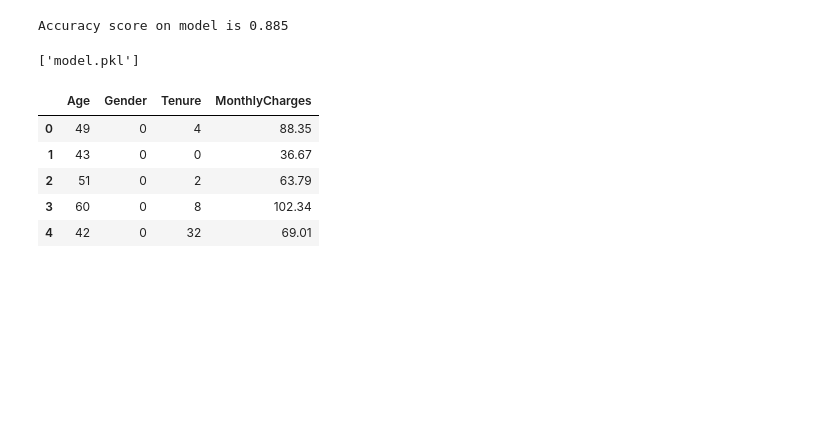
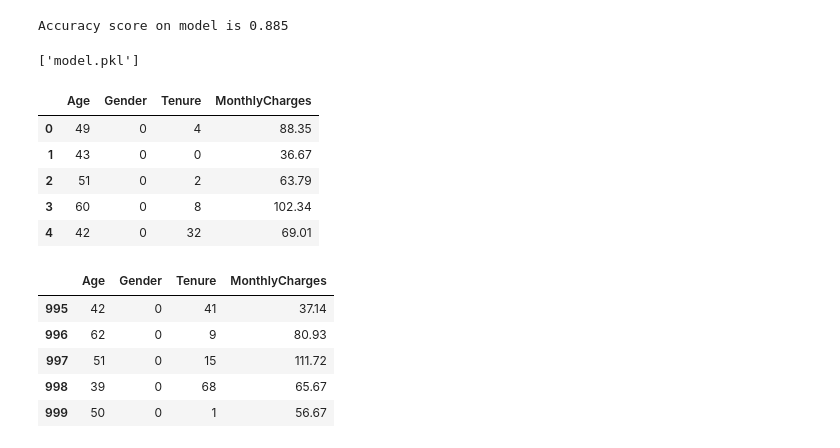
Before and after one commit to mohitt045/Customer-churn-predictor, a Jupyter notebook: notebook.ipynb, the cells around one changed output. Saved outputs shown, nothing was run; the diff lists cells and outputs as text; code cells hidden in the pictures; blank space fills up the shorter version.

```diff
--- a/notebook.ipynb
+++ b/notebook.ipynb
@@ -580,3 +580,12 @@ X.head()
 | 2 | 51 | 0 | 2 | 63.79 |
 | 3 | 60 | 0 | 8 | 102.34 |
 | 4 | 42 | 0 | 32 | 69.01 |
+# %%
+X.tail(5)
+# %% [output]
+|  | Age | Gender | Tenure | MonthlyCharges |
+| 995 | 42 | 0 | 41 | 37.14 |
+| 996 | 62 | 0 | 9 | 80.93 |
+| 997 | 51 | 0 | 15 | 111.72 |
+| 998 | 39 | 0 | 68 | 65.67 |
+| 999 | 50 | 0 | 1 | 56.67 |
```
